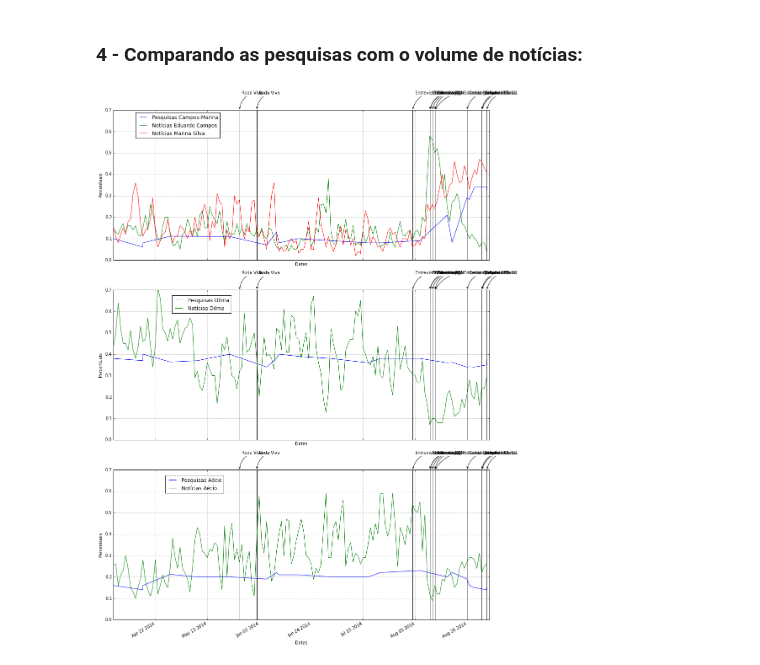
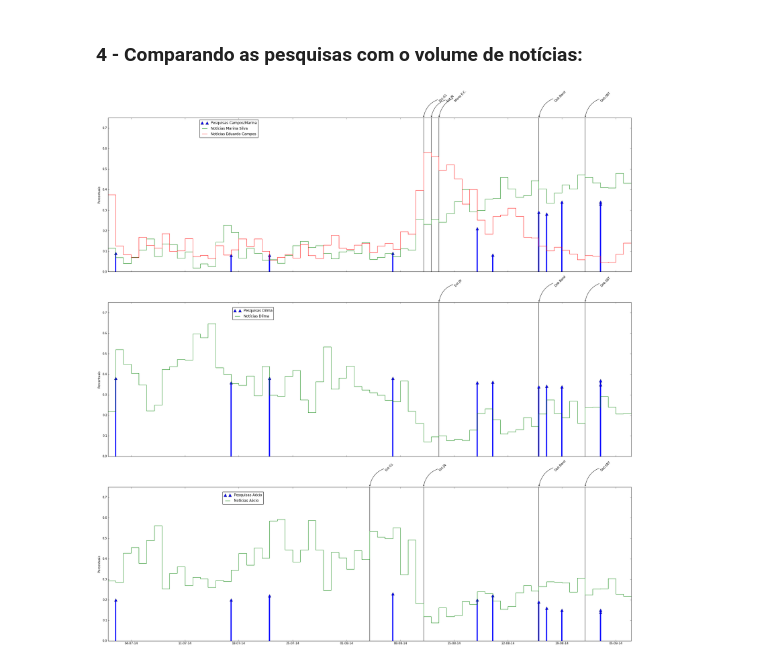
Before and after one commit to fccoelho/analisaMC, a Jupyter notebook: pesquisas_eleitorais.ipynb, the cells around one changed output. Drawn from its saved outputs; the diff is of its cells as text; code cells hidden in the pictures.

```diff
--- a/pesquisas_eleitorais.ipynb
+++ b/pesquisas_eleitorais.ipynb
@@ -89,6 +89,7 @@ df4
 # %%
 df_pesquisas = pd.concat([df1,df2,df3,df4], ignore_index=False)
 df_pesquisas.sort_index(inplace=True)
+df_pesquisas.index = pd.to_datetime(df_pesquisas.index)
 df_pesquisas
 # %% [output]
 |  | Aécio | Campos-Marina | Dilma | Instituto |
@@ -332,7 +331,7 @@ for i in range(len(df_debates)):
     data = df_debates.index[i]
     texto = df_debates['Evento'].iloc[i]
     ax.vlines(data,ymin,ymax)
-    ax.annotate(texto, xy=(data, ymax), xytext=(data + datetime.timedelta(days=1),ymax*1.1),
+    ax.annotate(texto, xy=(data, ymax), rotation=45, xytext=(data + datetime.timedelta(days=1),ymax*1.1),
                 arrowprops=dict(facecolor='yellow', arrowstyle="->", connectionstyle="arc3,rad=0.3"),
                 horizontalalignment='left', verticalalignment='bottom')
 # %% [output]
@@ -365,38 +360,60 @@ ax.legend(bbox_to_anchor=(0.45, 0.9),bbox_transform=plt.gcf().transFigure)
 # %% [markdown]
 ### 4 - Comparando as pesquisas com o volume de notícias:
+# %%
+def anota_evento(candidato, ax, df):
+    '''
+    Anotando os eventos no Gráfico
+    http://matplotlib.org/users/annotations_guide.html#plotting-guide-annotation
+    '''
+    ymin, ymax = ax.get_ylim()
+    for i in range(len(df)):
+        #print df['Candidato'].iloc[i]
+        if df['Candidato'].iloc[i] == candidato or df['Candidato'].iloc[i] == 'Todos':
+            data = df.index[i]
+            texto = df['Evento'].iloc[i]
+            ax.vlines(data,ymin,ymax)
+            ax.annotate(texto, xy=(data, ymax),rotation=45,fontsize='medium',xytext=(data + datetime.timedelta(days=2),ymax*1.1),
+                        arrowprops=dict(facecolor='yellow',arrowstyle='->', connectionstyle='arc3,rad=0.35'),
+                        horizontalalignment='left', verticalalignment='middle')
 # %%
-fig, ax = plt.subplots(nrows=3, ncols=1, figsize=(16,24))
-df_pesquisas['Campos-Marina'].plot(ax=ax[0], label=u'Pesquisas Campos-Marina')
-df_media2['Eduardo Campos'].plot(ax=ax[0], label=u'Notícias Eduardo Campos')
-df_media2['Marina'].plot(ax=ax[0], label=u'Notícias Marina Silva')
-ax[0].set_ylim(0,0.7)
+import matplotlib.dates as mdates
+myFmt = mdates.DateFormatter('%d-%m-%y')
+
+fig, ax = plt.subplots(nrows=3, ncols=1, figsize=(32,32))
+#df_pesquisas2['Campos-Marina'].plot(ax=ax[0], label=u'Pesquisas Campos/Marina')
+ax[0].plot(df_pesquisas.index, df_pesquisas['Campos-Marina'],'^',markersize=10, label='Pesquisas Campos/Marina');
+ax[0].vlines(df_pesquisas.index, 0, df_pesquisas['Campos-Marina'],lw=4, color='b');
+#df_media2['Eduardo Campos'].plot(ax=ax[0], label=u'Notícias Eduardo Campos')
+#df_media2['Marina'].plot(ax=ax[0], label=u'Notícias Marina Silva')
+ax[0].step(df_media2.index,df_media2['Marina'],where='post', label=u'Notícias Marina Silva')
+ax[0].step(df_media2.index,df_media2['Eduardo Campos'],where='post', label=u'Notícias Eduardo Campos')
+ax[0].set_ylim(0,0.75)
 ax[0].set_ylabel('Percentuais')
+ax[0].legend(bbox_to_anchor=(0.35, 0.9),bbox_transform=plt.gcf().transFigure)
 plt.setp(ax[0].get_xticklabels(), visible=False)
-ax[0].legend(bbox_to_anchor=(0.35, 0.9),bbox_transform=plt.gcf().transFigure)
+#anota_evento(u'Marina Silva', ax[0], df_debates)
+anota_evento(u'Eduardo Campos', ax[0], df_debates)
 
-df_pesquisas['Dilma'].plot(ax=ax[1], label=u'Pesquisas Dilma')
-df_media2['Dilma'].plot(ax=ax[1], label=u'Notícias Dilma')
-ax[1].set_ylim(0,0.7)
+#df_pesquisas2['Dilma'].plot(ax=ax[1], label=u'Pesquisas Dilma')
+ax[1].plot(df_pesquisas.index, df_pesquisas['Dilma'],'^',markersize=10, label='Pesquisas Dilma');
+ax[1].vlines(df_pesquisas.index, 0, df_pesquisas['Dilma'],lw=4, color='b');
+#df_media2['Dilma'].plot(ax=ax[1], label=u'Notícias Dilma')
+ax[1].step(df_media2.index,df_media2['Dilma'],where='post', label=u'Notícias Dilma')
+ax[1].set_ylim(0,0.75)
 ax[1].set_ylabel('Percentuais')
 ax[1].legend(bbox_to_anchor=(0.32, 0.98))
 plt.setp(ax[1].get_xticklabels(), visible=False)
+anota_evento(u'Dilma Roussef', ax[1], df_debates)
 
-df_pesquisas[u'Aécio'].plot(ax=ax[2], label=u'Pesquisas Aécio')
-df_media2[u'Aecio'].plot(ax=ax[2], label=u'Notícias Aécio')
-ax[2].set_ylim(0,0.7)
+#df_pesquisas2[u'Aécio'].plot(ax=ax[2], label=u'Pesquisas Aécio')
+ax[2].plot(df_pesquisas.index, df_pesquisas[u'Aécio'],'^',markersize=10, label=u'Pesquisas Aécio');
+ax[2].vlines(df_pesquisas.index, 0, df_pesquisas[u'Aécio'],lw=4, color='b');
+#df_media2[u'Aecio'].plot(ax=ax[2], label=u'Notícias Aécio')
+ax[2].step(df_media2.index,df_media2['Aecio'],where='post', label=u'Notícias Aécio')
+ax[2].set_ylim(0,0.75)
 ax[2].set_ylabel('Percentuais')
 ax[2].legend(bbox_to_anchor=(0.3, 0.98))
-
-# Anotando os eventos no Gráfico
-# http://matplotlib.org/users/annotations_guide.html#plotting-guide-annotation
-for gca in ax:
-    ymin, ymax = gca.get_ylim()
-    for i in range(len(df_debates)):
-        data = df_debates.index[i]
-        texto = df_debates['Evento'].iloc[i]
-        gca.vlines(data,ymin,ymax)
-        gca.annotate(texto, xy=(data, ymax), xytext=(data + datetime.timedelta(days=1),ymax*1.1),
-                    arrowprops=dict(facecolor='yellow', arrowstyle="->", connectionstyle="arc3,rad=0.3"),
-                    horizontalalignment='left', verticalalignment='bottom')
+anota_evento(u'Aécio Neves', ax[2], df_debates)
+ax[2].xaxis.set_major_formatter(myFmt)
 # %% [output]
-[figure, old version]
+[figure, new version]
```
Also changed, not shown: parts of 14 cells of this notebook.
